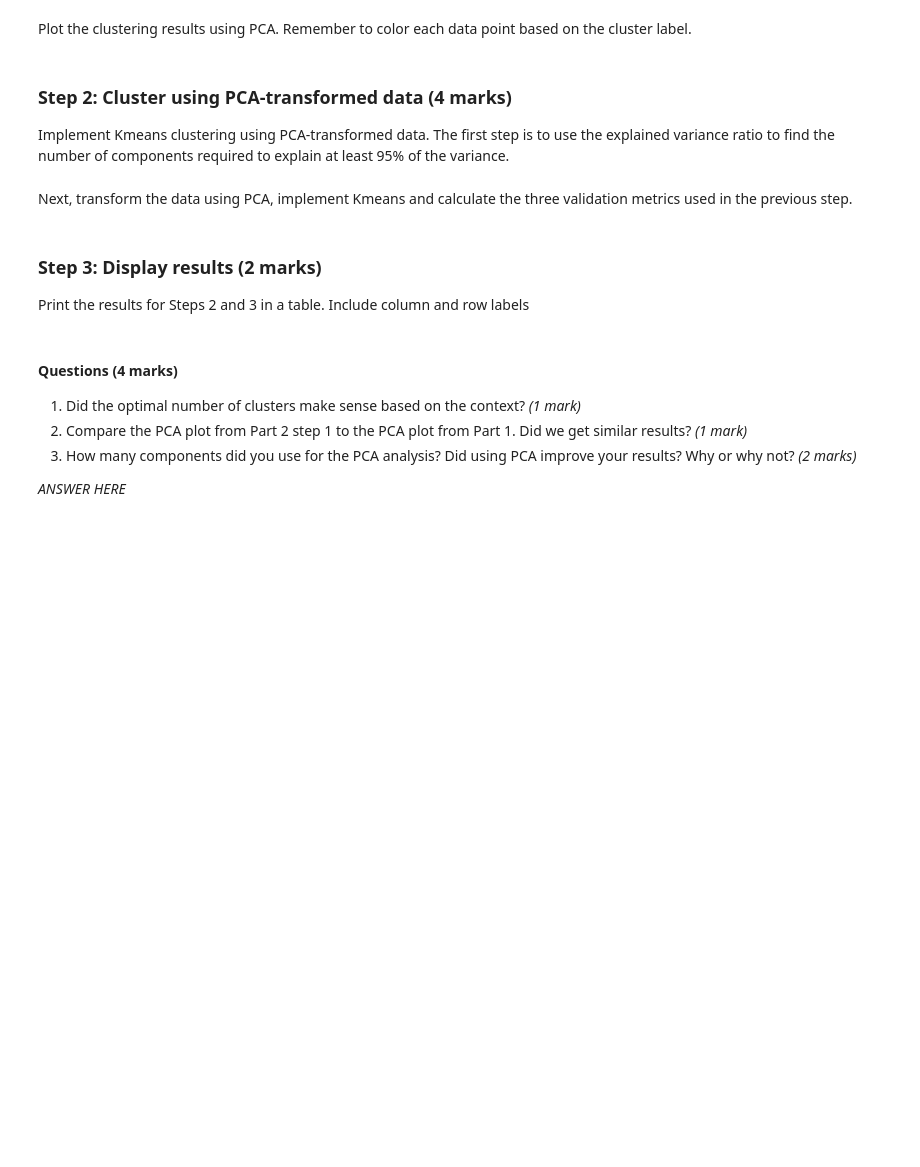
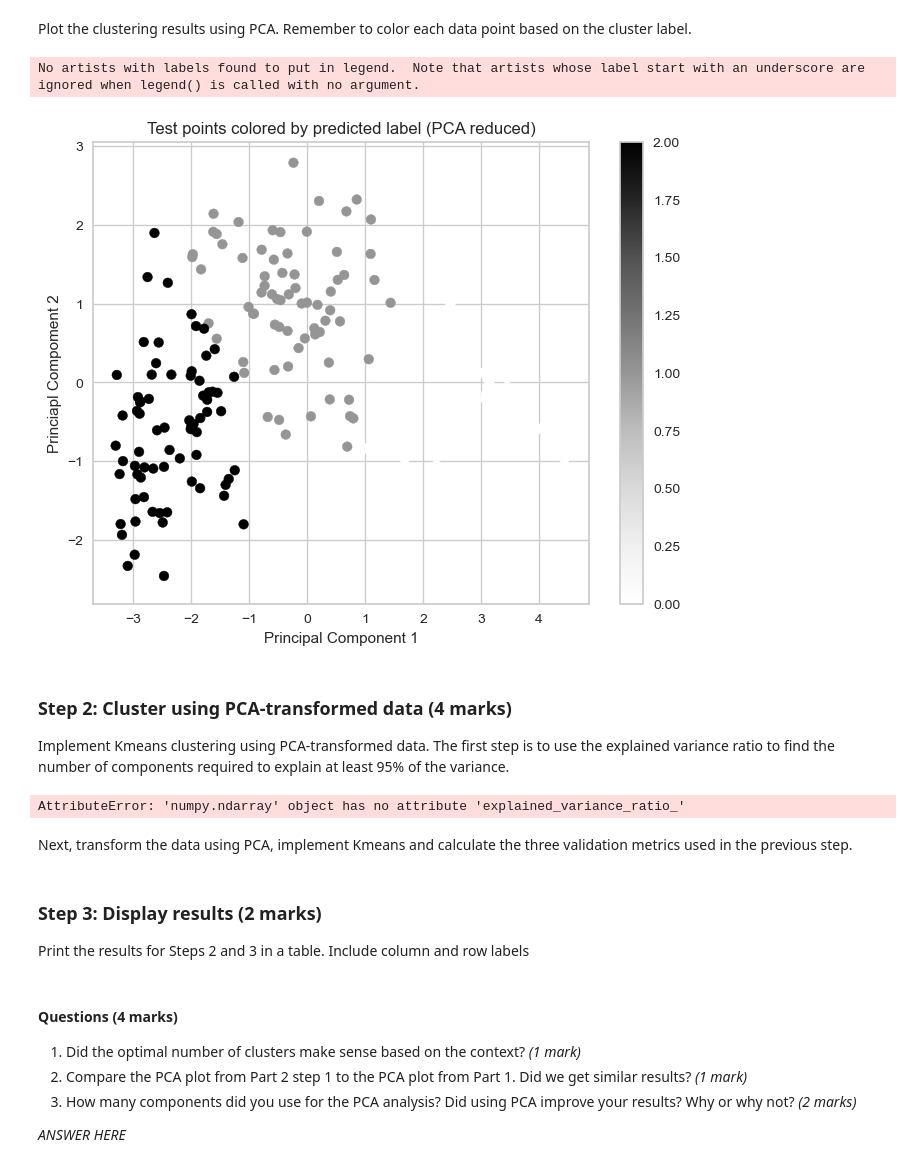
Before and after one commit to ESDiep/ENSF611-a5, a Jupyter notebook: Assignment 5_final.ipynb, the cells around one changed output. Cells and saved outputs as stored; diff of their text form; code cells hidden in the pictures; blank space fills up the shorter version.

```diff
--- a/Assignment 5_final.ipynb
+++ b/Assignment 5_final.ipynb
@@ -190,12 +261,41 @@ Next, implement Kmeans and calculate the following validation metrics:
 Plot the clustering results using PCA. Remember to color each data point based on the cluster label.
 # %%
 # TODO: Plot clustering results
+pca = PCA(n_components = 2) # set the components to 2
+# Fit the model to the scaled data
+pca_result = pca.fit_transform(X_scaled)
+
+
+plt.figure(figsize=(8,6))
+
+plt.scatter(pca_result[:,0],pca_result[:,1], c = labels)
+
+plt.xlabel('Principal Component 1')
+plt.ylabel('Princiapl Compoment 2')
+plt.title('Test points colored by predicted label (PCA reduced)')
+plt.legend()
+plt.colorbar()
+plt.show()
+# %% [output]
+No artists with labels found to put in legend.  Note that artists whose label start with an underscore are ignored when legend() is called with no argument.
+[figure, added]
 # %% [markdown]
 ### Step 2: Cluster using PCA-transformed data (4 marks)
 
 Implement Kmeans clustering using PCA-transformed data. The first step is to use the explained variance ratio to find the number of components required to explain at least 95% of the variance.
 # %%
 # TODO: Find the number of principal components using explained variance ratio
+# Calculate the explained variance ratio
+explained_variance_ratio = pca_result.explained_variance_ratio_
+
+# Plot the explained variance ratio
+plt.plot(np.cumsum(explained_variance_ratio))
+plt.xlabel('Number of Principal Components')
+plt.ylabel('Cumulative Explained Variance')
+plt.title('Explained Variance by Principal Components')
+plt.show()
+# %% [output]
+AttributeError: 'numpy.ndarray' object has no attribute 'explained_variance_ratio_'
 # %% [markdown]
 Next, transform the data using PCA, implement Kmeans and calculate the three validation metrics used in the previous step.
 # %%
```
Also changed, not shown: parts of 11 cells of this notebook.
